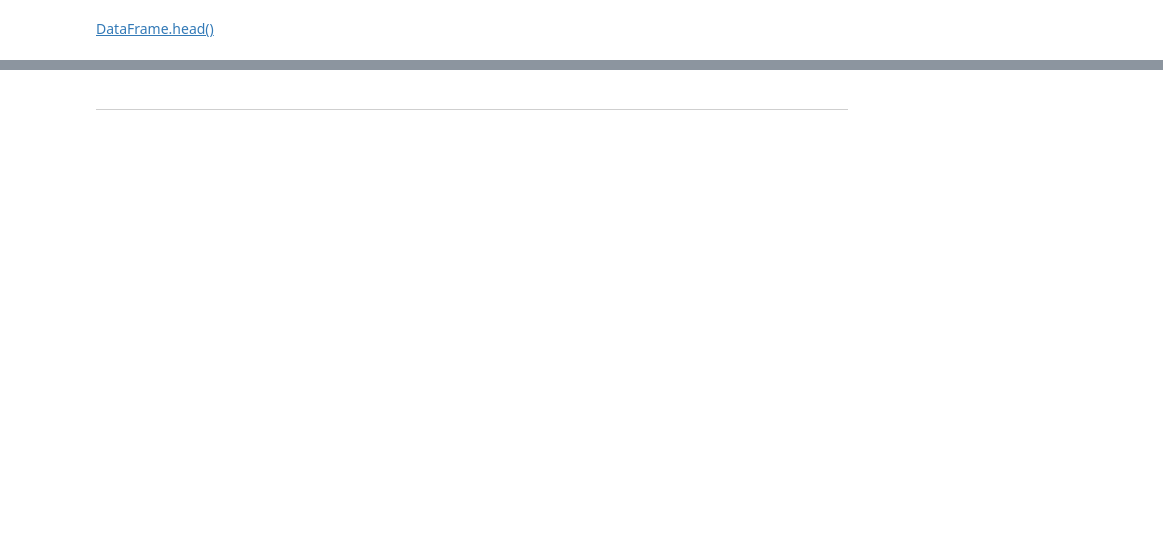
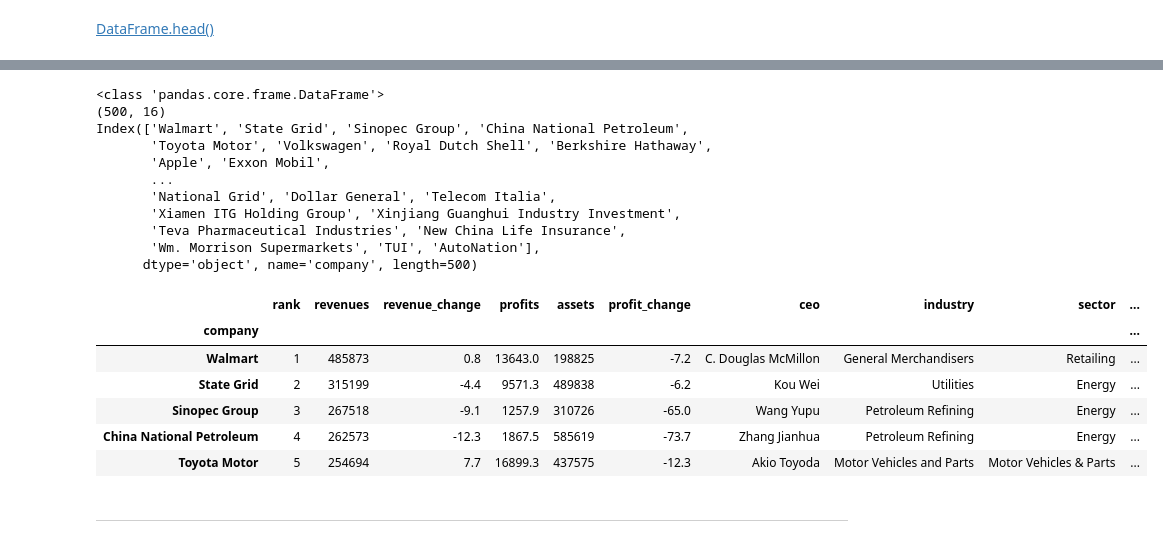
Before and after one commit to icta-tecaji/python-data-analysis-public, a Jupyter notebook: 03_Uvod_v_Pandas/03_Uvod_v_Pandas_CLEAN.ipynb, the cells around one changed output, grey strips where cells are left out. Saved outputs shown, nothing was run; the diff lists cells and outputs as text; code cells hidden in the pictures; blank space fills up the shorter version.

```diff
--- a/03_Uvod_v_Pandas/03_Uvod_v_Pandas_CLEAN.ipynb
+++ b/03_Uvod_v_Pandas/03_Uvod_v_Pandas_CLEAN.ipynb
@@ -37,2 +264,28 @@ Stolpce katere bomo uporabljali so:
+# %%
+import pandas as pd
+f500 = pd.read_csv("data/f500.csv", index_col = "company")
+print(type(f500))
+print(f500.shape)
+print(f500.index)
+f500.head()
+# %% [output]
+<class 'pandas.core.frame.DataFrame'>
+(500, 16)
+Index(['Walmart', 'State Grid', 'Sinopec Group', 'China National Petroleum',
+       'Toyota Motor', 'Volkswagen', 'Royal Dutch Shell', 'Berkshire Hathaway',
+       'Apple', 'Exxon Mobil',
+       ...
+       'National Grid', 'Dollar General', 'Telecom Italia',
+       'Xiamen ITG Holding Group', 'Xinjiang Guanghui Industry Investment',
+       'Teva Pharmaceutical Industries', 'New China Life Insurance',
+       'Wm. Morrison Supermarkets', 'TUI', 'AutoNation'],
+      dtype='object', name='company', length=500)
+|  | rank | revenues | revenue_change | profits | assets | profit_change | ceo | industry | sector | ... |
+| company |  |  |  |  |  |  |  |  |  | ... |
+| Walmart | 1 | 485873 | 0.8 | 13643.0 | 198825 | -7.2 | C. Douglas McMillon | General Merchandisers | Retailing | ... |
+| State Grid | 2 | 315199 | -4.4 | 9571.3 | 489838 | -6.2 | Kou Wei | Utilities | Energy | ... |
+| Sinopec Group | 3 | 267518 | -9.1 | 1257.9 | 310726 | -65.0 | Wang Yupu | Petroleum Refining | Energy | ... |
+| China National Petroleum | 4 | 262573 | -12.3 | 1867.5 | 585619 | -73.7 | Zhang Jianhua | Petroleum Refining | Energy | ... |
+| Toyota Motor | 5 | 254694 | 7.7 | 16899.3 | 437575 | -12.3 | Akio Toyoda | Motor Vehicles and Parts | Motor Vehicles & Parts | ... |
 # %% [markdown]
 ---
```
Also changed, not shown: parts of 44 cells of this notebook, 1 other file.
